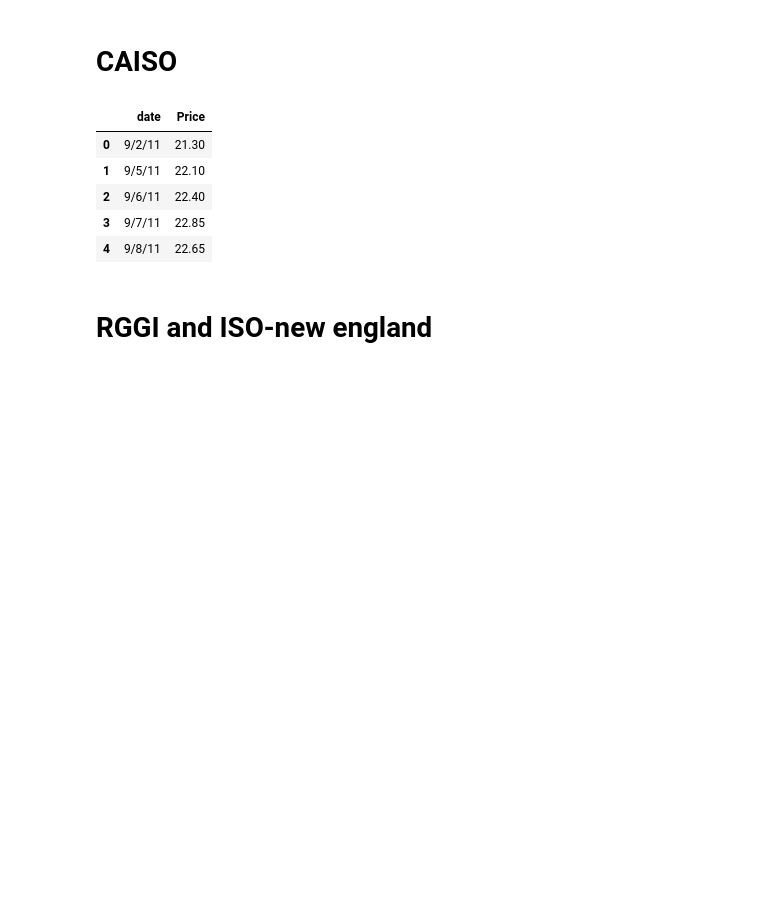
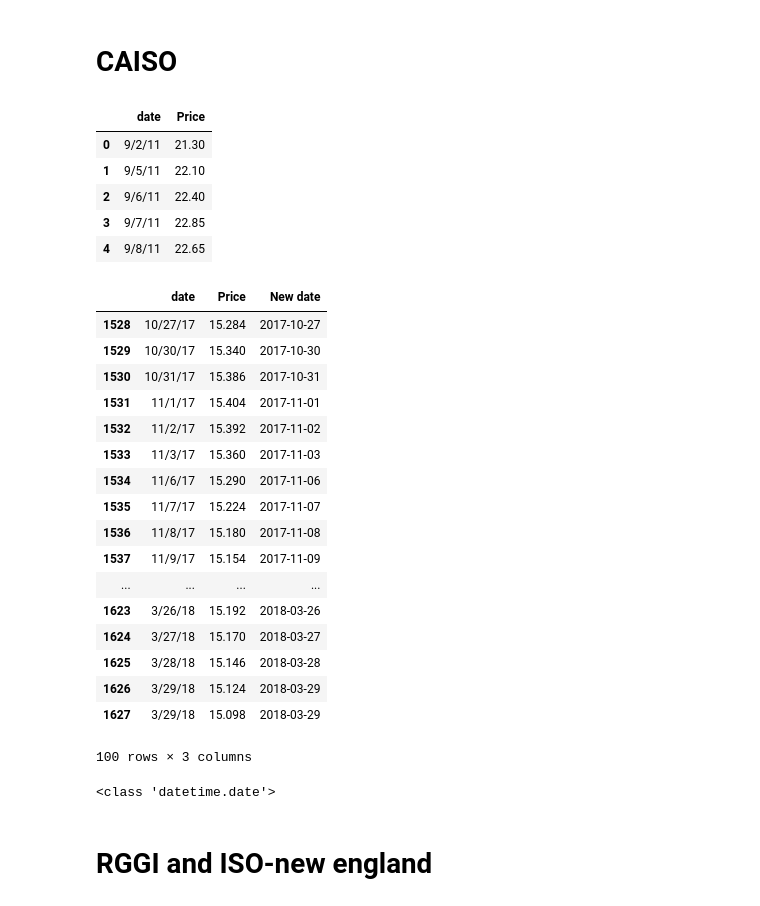
Before and after one commit to chaweewatp/paper04, a Jupyter notebook: Retrieve Emission data.ipynb, the cells around one changed output. Cells and saved outputs as stored; diff of their text form; code cells hidden in the pictures; blank space fills up the shorter version.

```diff
--- a/Retrieve Emission data.ipynb
+++ b/Retrieve Emission data.ipynb
@@ -4,3 +12,11 @@ import datetime
+# %%
+def convert_str_to_datetime(date_str):
+    # convert from m/d/YY to datetime object
+#     print(date_str)
+    date_str='{}/{}/20{}'.format(date_str.split('/')[0],date_str.split('/')[1],date_str.split('/')[2])
+#     print(date_str)
+    date_time_obj = datetime.datetime.strptime(date_str, '%m/%d/%Y')
+    return date_time_obj.date()
 # %% [markdown]
 # NORDIC:BALTIC
 # %%
@@ -41,6 +57,33 @@ df_emission_data.head()
 | 2 | 9/6/11 | 22.40 |
 | 3 | 9/7/11 | 22.85 |
 | 4 | 9/8/11 | 22.65 |
+# %%
+df_emission_data['New date']=[convert_str_to_datetime(x) for x in df_emission_data['date']]
+# %%
+df_emission_data.tail(100)
+# %% [output]
+|  | date | Price | New date |
+| 1528 | 10/27/17 | 15.284 | 2017-10-27 |
+| 1529 | 10/30/17 | 15.340 | 2017-10-30 |
+| 1530 | 10/31/17 | 15.386 | 2017-10-31 |
+| 1531 | 11/1/17 | 15.404 | 2017-11-01 |
+| 1532 | 11/2/17 | 15.392 | 2017-11-02 |
+| 1533 | 11/3/17 | 15.360 | 2017-11-03 |
+| 1534 | 11/6/17 | 15.290 | 2017-11-06 |
+| 1535 | 11/7/17 | 15.224 | 2017-11-07 |
+| 1536 | 11/8/17 | 15.180 | 2017-11-08 |
+| 1537 | 11/9/17 | 15.154 | 2017-11-09 |
+| ... | ... | ... | ... |
+| 1623 | 3/26/18 | 15.192 | 2018-03-26 |
+| 1624 | 3/27/18 | 15.170 | 2018-03-27 |
+| 1625 | 3/28/18 | 15.146 | 2018-03-28 |
+| 1626 | 3/29/18 | 15.124 | 2018-03-29 |
+| 1627 | 3/29/18 | 15.098 | 2018-03-29 |
+100 rows × 3 columns
+# %%
+print(type(df_emission_data['New date'][0]))
+# %% [output]
+<class 'datetime.date'>
 # %% [markdown]
 # RGGI and ISO-new england
 # %%
```
Also changed, not shown: parts of 20 cells of this notebook, 7 other files.
